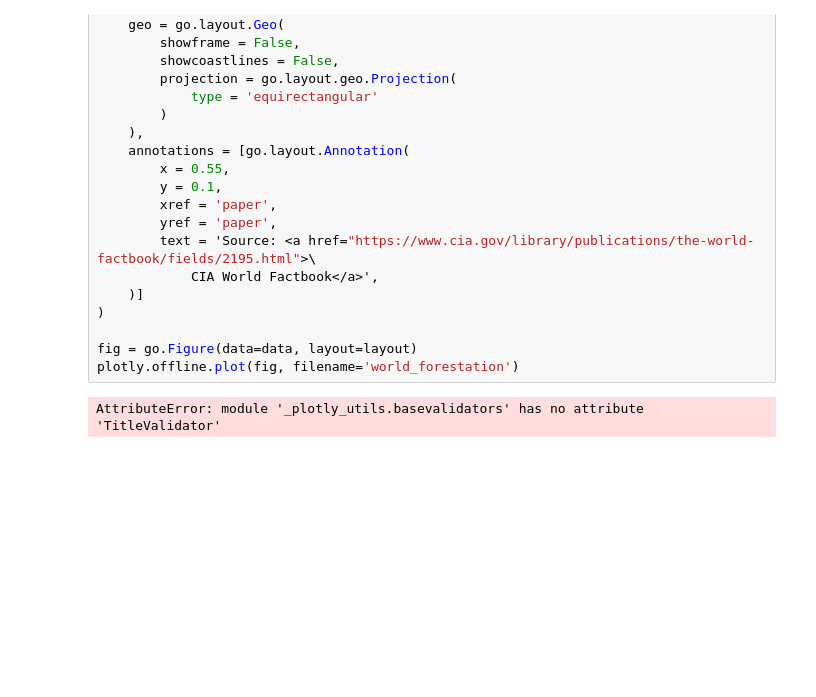
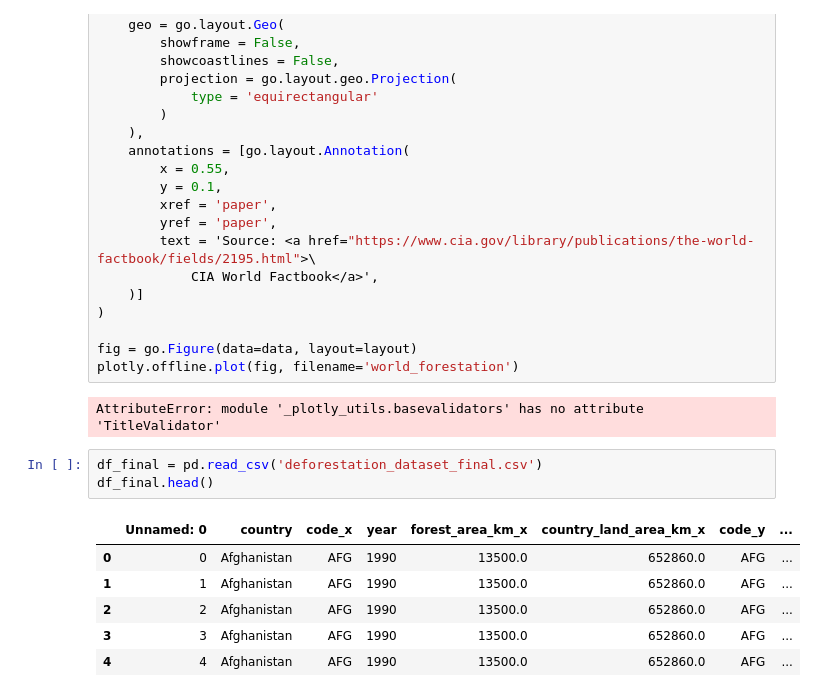
Before and after one commit to deforestation-dashboard/build_deforestationDash_DS1, a Jupyter notebook: DS1-Deforestation.ipynb, the cells around one changed output. Drawn from its saved outputs; the diff is of its cells as text; blank space fills up the shorter version.

```diff
--- a/DS1-Deforestation.ipynb
+++ b/DS1-Deforestation.ipynb
@@ -473,3 +473,13 @@ fig = go.Figure(data=data, layout=layout)
 plotly.offline.plot(fig, filename='world_forestation')
 # %% [output]
 AttributeError: module '_plotly_utils.basevalidators' has no attribute 'TitleValidator'
+# %%
+df_final = pd.read_csv('deforestation_dataset_final.csv')
+df_final.head()
+# %% [output]
+|  | Unnamed: 0 | country | code_x | year | forest_area_km_x | country_land_area_km_x | code_y | ... |
+| 0 | 0 | Afghanistan | AFG | 1990 | 13500.0 | 652860.0 | AFG | ... |
+| 1 | 1 | Afghanistan | AFG | 1990 | 13500.0 | 652860.0 | AFG | ... |
+| 2 | 2 | Afghanistan | AFG | 1990 | 13500.0 | 652860.0 | AFG | ... |
+| 3 | 3 | Afghanistan | AFG | 1990 | 13500.0 | 652860.0 | AFG | ... |
+| 4 | 4 | Afghanistan | AFG | 1990 | 13500.0 | 652860.0 | AFG | ... |
```
Also changed, not shown: parts of 2 cells of this notebook.
